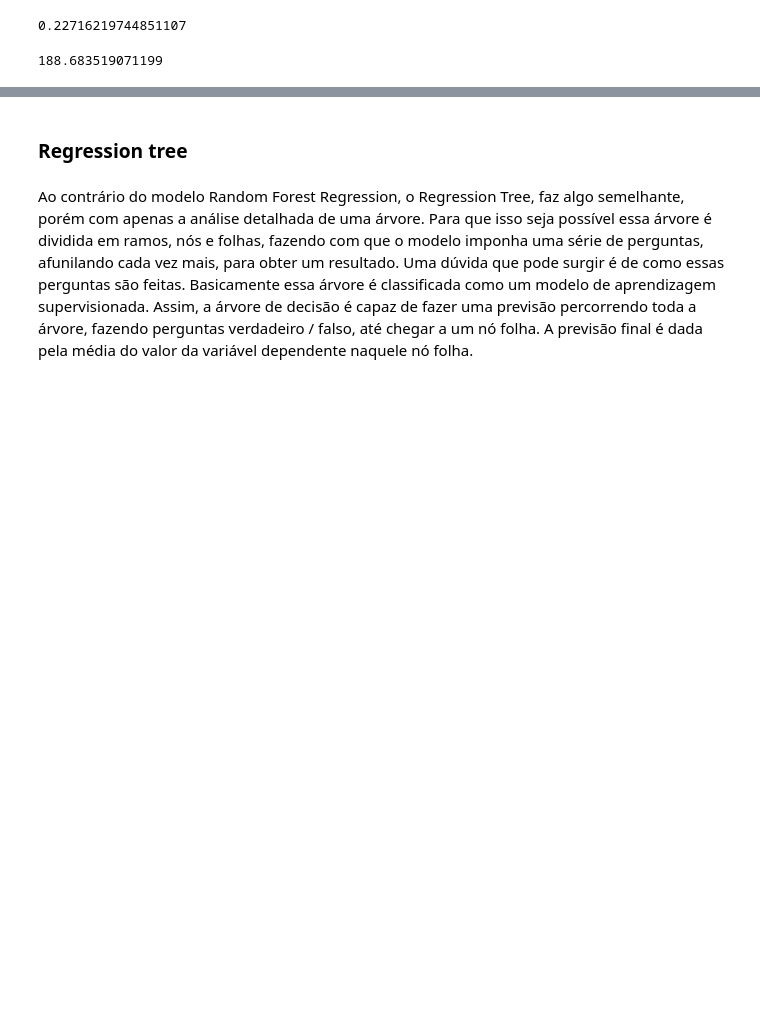
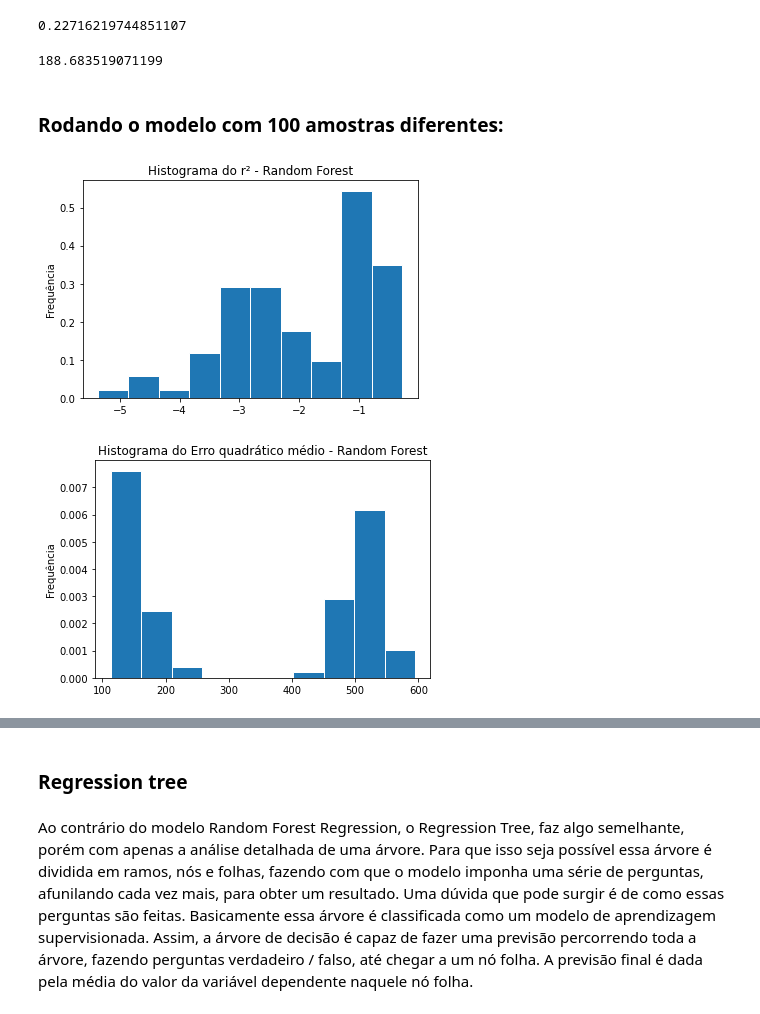
Before and after one commit to juliacfigueiredo/Projeto-2, a Jupyter notebook: Projeto_Final.ipynb, the cells around one changed output, grey strips where cells are left out. Saved outputs shown, nothing was run; the diff lists cells and outputs as text; code cells hidden in the pictures; blank space fills up the shorter version.

Commit message:
Adicionando conclusão ao rodar os modelos 100 vzs

```diff
--- a/Projeto_Final.ipynb
+++ b/Projeto_Final.ipynb
@@ -444,4 +437,52 @@ r2_score(Y_test, Y_pred)
 mean_squared_error(Y_test, Y_pred)
 # %% [output]
 188.683519071199
+# %% [markdown]
+### Rodando o modelo com 100 amostras diferentes:
+# %%
+lista_r_quadrado_random_forest = []
+erro_quadratico_medio_random_forest = []
+
+X = dados[['danceability', 'energy', 'liveness', 'loudness', 'duration_s']]
+Y = dados['popularity']
+
+randomfor = RandomForestRegressor(n_estimators=10,random_state=0)
+
+for i in range(101):
+
+    if i ==0:
+        x_test = X[0:100]
+        x_train = X[100:]
+        y_test = Y[0:100]
+        y_train = Y[100:]
+    else:
+        x_test = X[100*i:100*(i+1)]
+        x_train1 = X[0:100*i-1]
+        x_train2 = X[100*(i+1)+1:]
+        x_train = pd.concat([x_train1, x_train2])
+        y_test = Y[100*i:100*(i+1)]
+        y_train1 = Y[0:100*i-1]
+        y_train2 = Y[100*(i+1)+1:]
+        y_train = pd.concat([y_train1, y_train2])
+
+
+    randomfor.fit(x_train,y_train)
+    y_pred_randomfor = randomfor.predict(x_test)
+
+    lista_r_quadrado_random_forest.append(r2_score(y_test, y_pred_randomfor))
+    erro_quadratico_medio_random_forest.append(mean_squared_error(y_test, y_pred))
+
+
+plt.hist(lista_r_quadrado_random_forest, edgecolor='white', density=True)
+plt.title('Histograma do r² - Random Forest')
+plt.ylabel('Frequência')
+plt.show()
+
+plt.hist(erro_quadratico_medio_random_forest, edgecolor='white', density=True)
+plt.title('Histograma do Erro quadrático médio - Random Forest')
+plt.ylabel('Frequência')
+plt.show()
+# %% [output]
+[figure, added]
+[figure, added]
 # %% [markdown]
```
Also changed, not shown: parts of 19 cells of this notebook.
